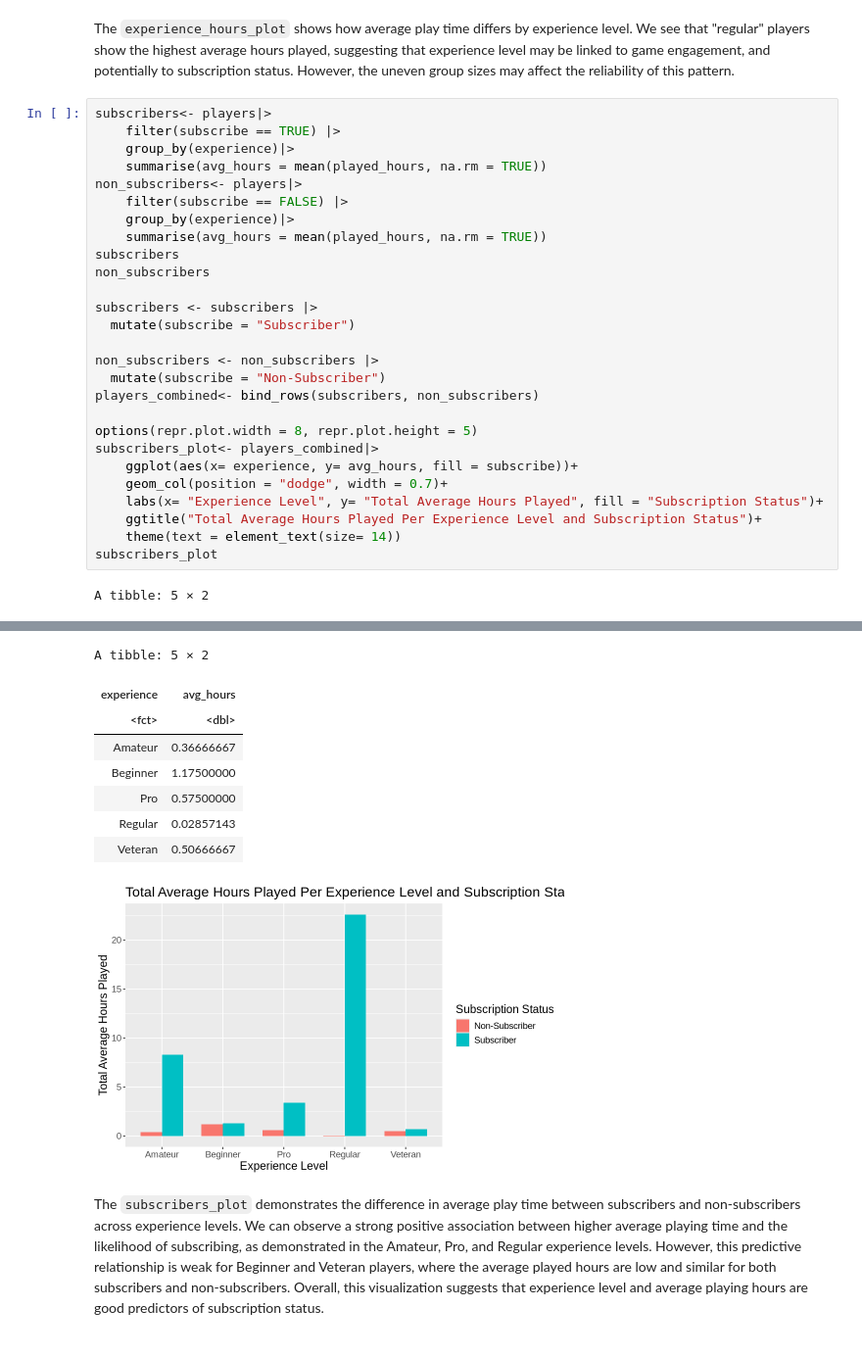
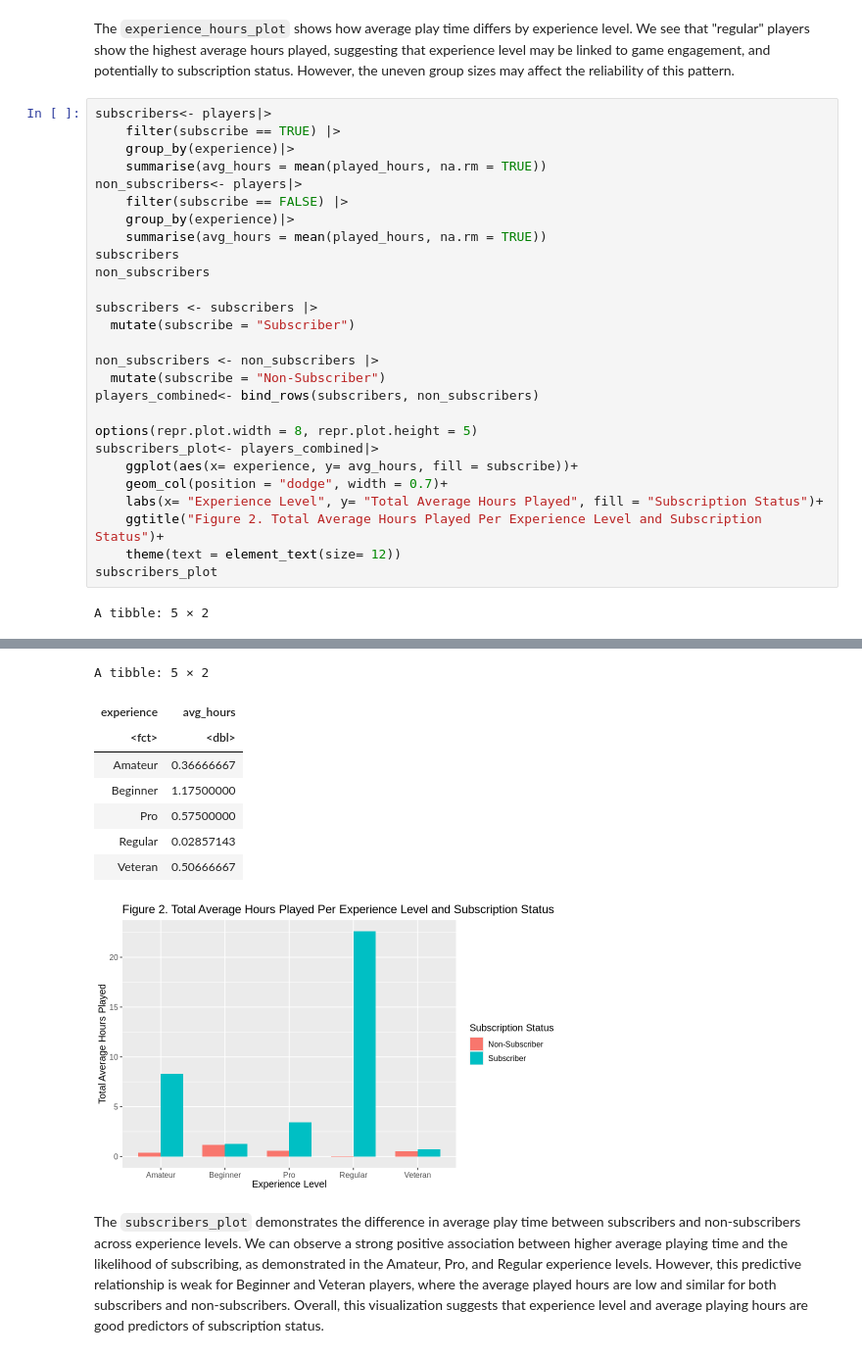
Before and after one commit to kristyluna2006/DSCI-Group-Project-, a Jupyter notebook: Group Project.ipynb, the cells around one changed output, grey strips where cells are left out. Shown at 98% size. Cells and saved outputs as stored; diff of their text form.

```diff
--- a/Group Project.ipynb
+++ b/Group Project.ipynb
@@ -150,36 +150,36 @@ non_subscribers
 subscribers <- subscribers |>
   mutate(subscribe = "Subscriber")
 
 non_subscribers <- non_subscribers |>
   mutate(subscribe = "Non-Subscriber")
 players_combined<- bind_rows(subscribers, non_subscribers)
 
 options(repr.plot.width = 8, repr.plot.height = 5)
 subscribers_plot<- players_combined|>
     ggplot(aes(x= experience, y= avg_hours, fill = subscribe))+
     geom_col(position = "dodge", width = 0.7)+
     labs(x= "Experience Level", y= "Total Average Hours Played", fill = "Subscription Status")+
-    ggtitle("Total Average Hours Played Per Experience Level and Subscription Status")+
-    theme(text = element_text(size= 14))
+    ggtitle("Figure 2. Total Average Hours Played Per Experience Level and Subscription Status")+
+    theme(text = element_text(size= 12))
 subscribers_plot
 # %% [output]
 A tibble: 5 × 2
 | experience | avg_hours |
 | <fct> | <dbl> |
 | Amateur | 8.2777778 |
 | Beginner | 1.2703704 |
 | Pro | 3.4100000 |
 | Regular | 22.5965517 |
 | Veteran | 0.7121212 |
 A tibble: 5 × 2
 | experience | avg_hours |
 | <fct> | <dbl> |
 | Amateur | 0.36666667 |
 | Beginner | 1.17500000 |
 | Pro | 0.57500000 |
 | Regular | 0.02857143 |
 | Veteran | 0.50666667 |
-[figure, old version]
+[figure, new version]
 # %% [markdown]
 The `subscribers_plot` demonstrates the difference in average play time between subscribers and non-subscribers across experience levels. We can observe a strong positive association between higher average playing time and the likelihood of subscribing, as demonstrated in the Amateur, Pro, and Regular experience levels.  However, this predictive relationship is weak for Beginner and Veteran players, where the average played hours are low and similar for both subscribers and non-subscribers. Overall, this visualization suggests that experience level and average playing hours are good predictors of subscription status.
 # %%
```
Also changed, not shown: parts of 6 cells of this notebook.
